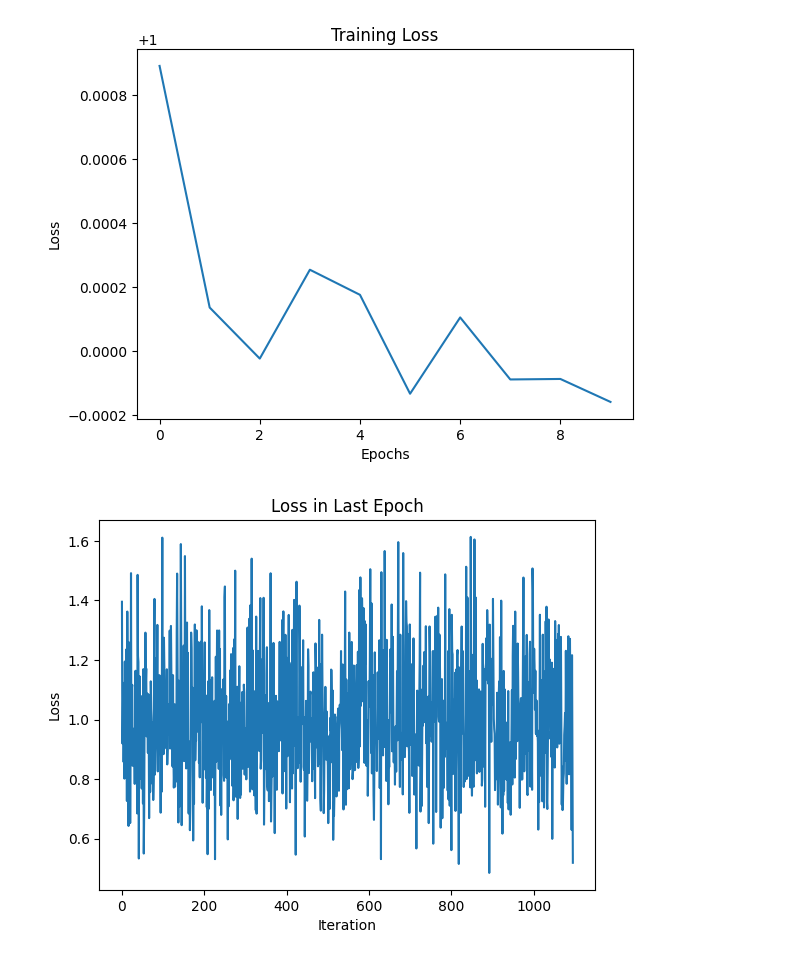
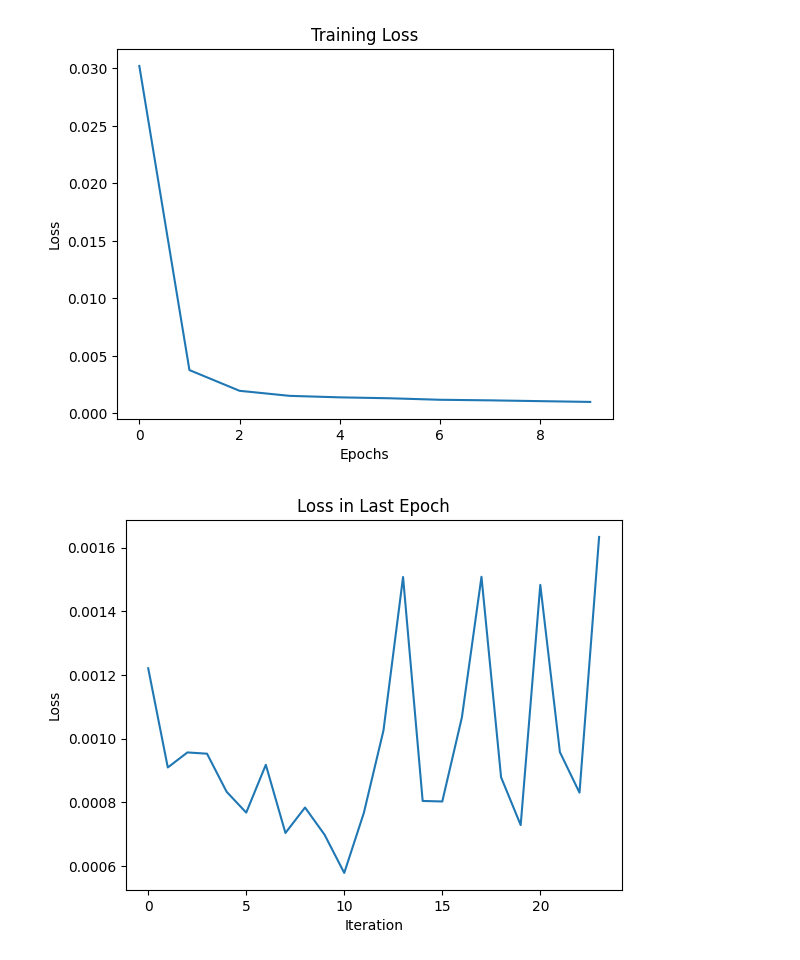
Before and after one commit to JonahNiklas/IT3030-Deep-Learning, a Jupyter notebook: Project2/lstm.ipynb, the cells around one changed output. Cells and saved outputs as stored; diff of their text form; code cells hidden in the pictures.

```diff
--- a/Project2/lstm.ipynb
+++ b/Project2/lstm.ipynb
@@ -30,7 +30,7 @@ class LSTM(nn.Module):
         return out
 
 
-def train_model(model, train_loader, epochs, optimizer, loss_function, sequence_length, input_size,val_loader):
+def train_model(model, train_loader, epochs, optimizer, loss_function, sequence_length, input_size,val_loader, verbose=False,save_model=False):
     model.train()
     losses = []
     for epoch in range(epochs):
@@ -43,11 +43,13 @@ def train_model(model, train_loader, epochs, optimizer, loss_function, sequence_
             epoch_losses.append(loss.item())
             loss.backward()
             optimizer.step()
-            # if i % (train_loader.batch_size*10) == 0:
-                # print(
-                #     f'Epoch {epoch} Batch {i//train_loader.batch_size} loss: {loss.item()}')
+            if verbose and i % (train_loader.batch_size*10) == 0:
+                print(
+                    f'Epoch {epoch} Batch {i//train_loader.batch_size} loss: {loss.item()}')
         print(f'Epoch {epoch} loss: {np.mean(epoch_losses)}, val_loss: {validate(model, val_loader)}')
         losses.append(epoch_losses)
+    if save_model:
+        torch.save(model.state_dict(), 'fnn_trained_model.pth')
     return losses
 
 def validate(network, val_loader):
@@ -64,19 +66,17 @@ def validate(network, val_loader):
     return np.mean(losses)
 # %%
 from load_data import getTrainingSet, getValidationSet
-dataset = getTrainingSet()
+from config import *
+dataset = getTrainingSet(reshape=True)
 val_set = getValidationSet()
 input_size = len(dataset.X[0][0])
 sequence_length = len(dataset.X[0])
-        # sequence_length = 24
-        # dataset = DataFrameDataset(df, [column for column in df.columns if column != "consumption"], "consumption", sequence_length)
-        # input_size = dataset.num_features
-hidden_size = 100
-num_layers = 1
-output_size = 1
-learning_rate = 0.001
-batch_size = 32
-epochs = 10
+hidden_size = SIZE_OF_HIDDEN_LAYER_LSTM
+num_layers = NUM_LAYERS_LSTM
+output_size = OUTPUT_SIZE
+learning_rate = LEARNING_RATE
+batch_size = BATCH_SIZE
+epochs = EPOCHS_LSTM
 
 print(f'input_size: {input_size}, sequence_length: {sequence_length}')
 
@@ -93,7 +93,8 @@ losses = train_model(
     loss_function,
     sequence_length,
     input_size,
-    val_loader=DataLoader(val_set, batch_size, shuffle=True)
+    val_loader=DataLoader(val_set, batch_size, shuffle=True),
+    save_model=True
 )
 
 # train(model, dataset, batch_size, epochs)
@@ -114,20 +122,20 @@ Epoch 9 loss: 0.9998417166571547, val_loss: 1.0002875964935511
 # %%
 import matplotlib.pyplot as plt
 
 plt.plot([sum(epoch_losses)/len(epoch_losses) for epoch_losses in losses])
 # new_epochs = range(0, len(losses), len(losses)//epochs)
 # for epoch in new_epochs:
 #     plt.axvline(x=epoch, color='r', linestyle='--')
 plt.xlabel('Epochs')
 plt.ylabel('Loss')
 plt.title('Training Loss')
 plt.show()
 
-plt.plot(losses[-1])
+plt.plot(losses[-1][:24])
 plt.xlabel('Iteration')
 plt.ylabel('Loss')
 plt.title('Loss in Last Epoch')
 plt.show()
 # %% [output]
-[figure, old version]
+[figure, new version]
-[figure, old version]
+[figure, new version]
```
Also changed, not shown: parts of 1 cell of this notebook, 7 other files.
